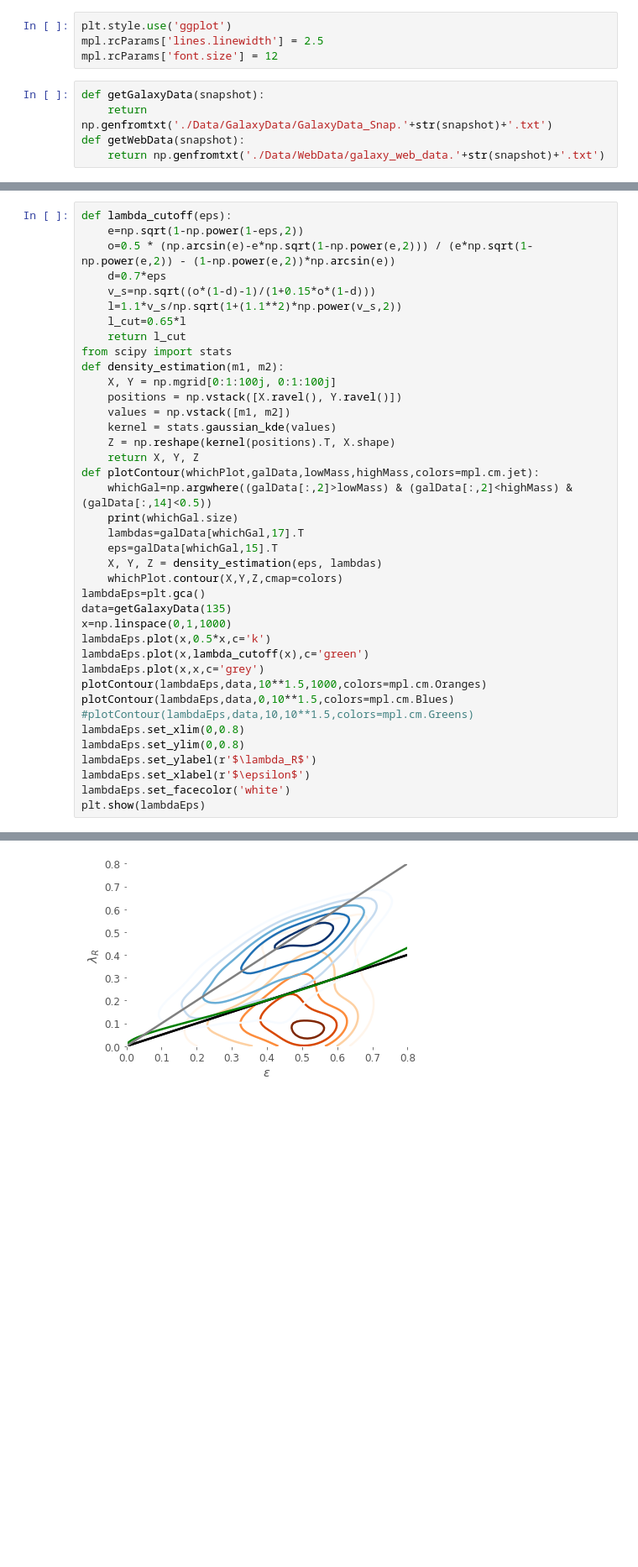
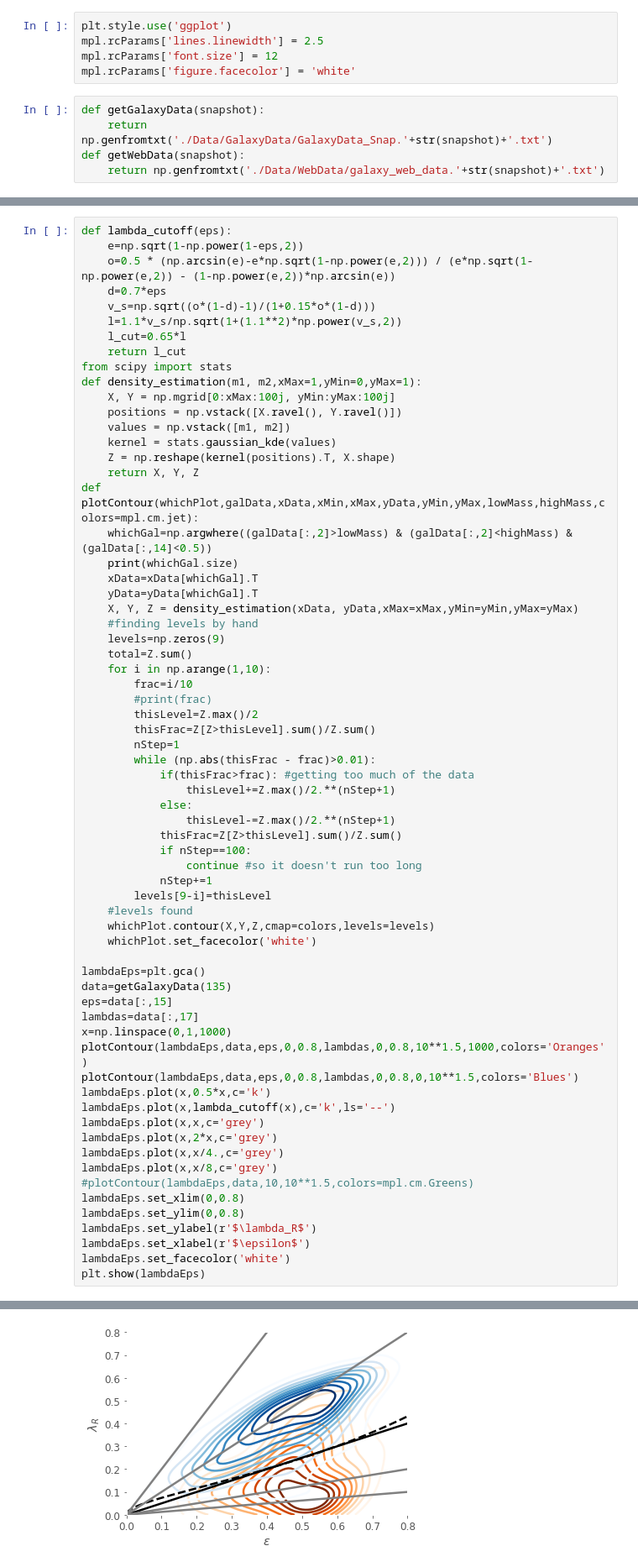
Before and after one commit to zpenoyre/illustris, a Jupyter notebook: sandbox.ipynb, the cells around one changed output, grey strips where cells are left out. Shown at 84% size. Drawn from its saved outputs; the diff is of its cells as text; blank space fills up the shorter version.

Commit message:
Now plots contours of galaxies (in levels that contain 10%, 20% etc. of the data). Plots currently included are lambda vs eps and lambdaHat vs mass(various)

```diff
--- a/sandbox.ipynb
+++ b/sandbox.ipynb
@@ -8,6 +8,7 @@ import matplotlib.pyplot as plt
 plt.style.use('ggplot')
 mpl.rcParams['lines.linewidth'] = 2.5
 mpl.rcParams['font.size'] = 12
+mpl.rcParams['figure.facecolor'] = 'white'
 # %%
 def getGalaxyData(snapshot):
     return np.genfromtxt('./Data/GalaxyData/GalaxyData_Snap.'+str(snapshot)+'.txt')
@@ -125,41 +126,68 @@ def lambda_cutoff(eps):
     e=np.sqrt(1-np.power(1-eps,2))
     o=0.5 * (np.arcsin(e)-e*np.sqrt(1-np.power(e,2))) / (e*np.sqrt(1-np.power(e,2)) - (1-np.power(e,2))*np.arcsin(e))
     d=0.7*eps
     v_s=np.sqrt((o*(1-d)-1)/(1+0.15*o*(1-d)))
     l=1.1*v_s/np.sqrt(1+(1.1**2)*np.power(v_s,2))
     l_cut=0.65*l
     return l_cut
 from scipy import stats
-def density_estimation(m1, m2):
-    X, Y = np.mgrid[0:1:100j, 0:1:100j]
+def density_estimation(m1, m2,xMax=1,yMin=0,yMax=1):
+    X, Y = np.mgrid[0:xMax:100j, yMin:yMax:100j]
     positions = np.vstack([X.ravel(), Y.ravel()])
     values = np.vstack([m1, m2])
     kernel = stats.gaussian_kde(values)
     Z = np.reshape(kernel(positions).T, X.shape)
     return X, Y, Z
-def plotContour(whichPlot,galData,lowMass,highMass,colors=mpl.cm.jet):
+def plotContour(whichPlot,galData,xData,xMin,xMax,yData,yMin,yMax,lowMass,highMass,colors=mpl.cm.jet):
     whichGal=np.argwhere((galData[:,2]>lowMass) & (galData[:,2]<highMass) & (galData[:,14]<0.5))
     print(whichGal.size)
-    lambdas=galData[whichGal,17].T
-    eps=galData[whichGal,15].T
-    X, Y, Z = density_estimation(eps, lambdas)
-    whichPlot.contour(X,Y,Z,cmap=colors)
+    xData=xData[whichGal].T
+    yData=yData[whichGal].T
+    X, Y, Z = density_estimation(xData, yData,xMax=xMax,yMin=yMin,yMax=yMax)
+    #finding levels by hand
+    levels=np.zeros(9)
+    total=Z.sum()
+    for i in np.arange(1,10):
+        frac=i/10
+        #print(frac)
+        thisLevel=Z.max()/2
+        thisFrac=Z[Z>thisLevel].sum()/Z.sum()
+        nStep=1
+        while (np.abs(thisFrac - frac)>0.01):
+            if(thisFrac>frac): #getting too much of the data
+                thisLevel+=Z.max()/2.**(nStep+1)
+            else:
+                thisLevel-=Z.max()/2.**(nStep+1)
+            thisFrac=Z[Z>thisLevel].sum()/Z.sum()
+            if nStep==100:
+                continue #so it doesn't run too long
+            nStep+=1
+        levels[9-i]=thisLevel
+    #levels found
+    whichPlot.contour(X,Y,Z,cmap=colors,levels=levels)
+    whichPlot.set_facecolor('white')
+
 lambdaEps=plt.gca()
 data=getGalaxyData(135)
+eps=data[:,15]
+lambdas=data[:,17]
 x=np.linspace(0,1,1000)
+plotContour(lambdaEps,data,eps,0,0.8,lambdas,0,0.8,10**1.5,1000,colors='Oranges')
+plotContour(lambdaEps,data,eps,0,0.8,lambdas,0,0.8,0,10**1.5,colors='Blues')
 lambdaEps.plot(x,0.5*x,c='k')
-lambdaEps.plot(x,lambda_cutoff(x),c='green')
+lambdaEps.plot(x,lambda_cutoff(x),c='k',ls='--')
 lambdaEps.plot(x,x,c='grey')
-plotContour(lambdaEps,data,10**1.5,1000,colors=mpl.cm.Oranges)
-plotContour(lambdaEps,data,0,10**1.5,colors=mpl.cm.Blues)
+lambdaEps.plot(x,2*x,c='grey')
+lambdaEps.plot(x,x/4.,c='grey')
+lambdaEps.plot(x,x/8,c='grey')
 #plotContour(lambdaEps,data,10,10**1.5,colors=mpl.cm.Greens)
 lambdaEps.set_xlim(0,0.8)
 lambdaEps.set_ylim(0,0.8)
 lambdaEps.set_ylabel(r'$\lambda_R$')
 lambdaEps.set_xlabel(r'$\epsilon$')
 lambdaEps.set_facecolor('white')
 plt.show(lambdaEps)
 # %% [output]
 116
 3091
-[figure, old version]
+[figure, new version]
```
Also changed, not shown: parts of 3 cells of this notebook.
